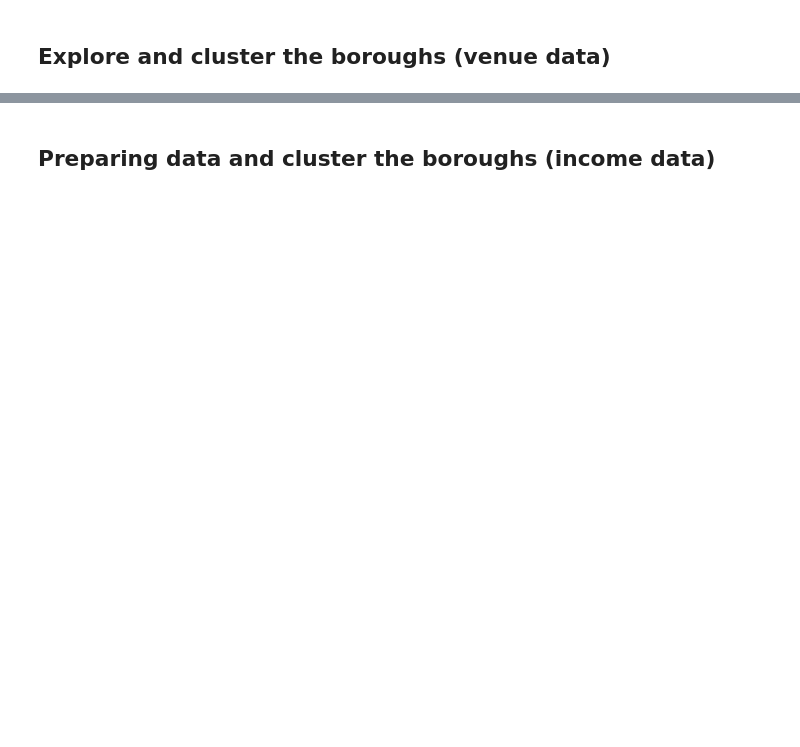
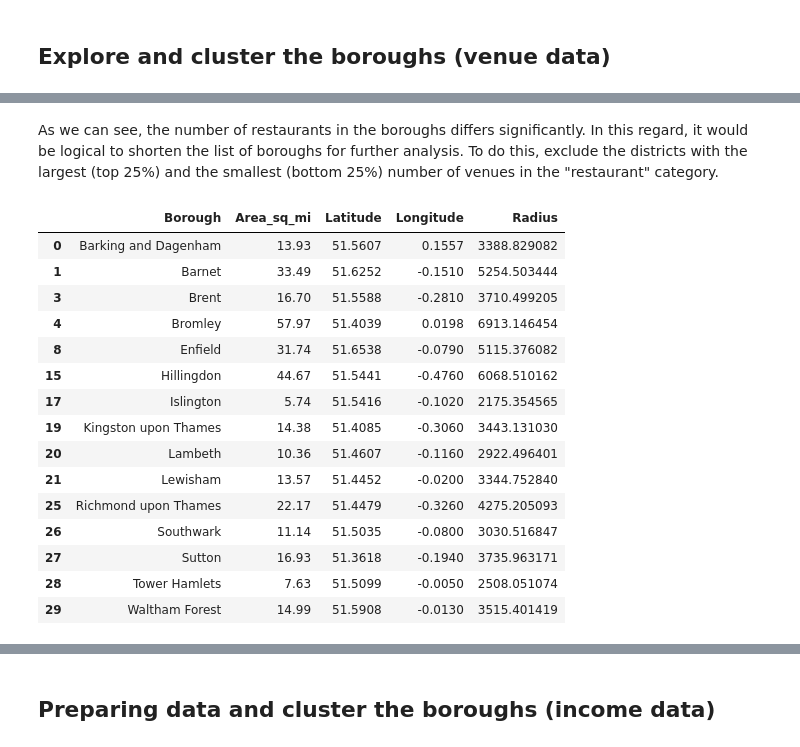
Before and after one commit to Aioioy/London_restaurants_Capstone_Project, a Jupyter notebook: London_restaurants_Capstone_Project.ipynb, the cells around one changed output, grey strips where cells are left out. Cells and saved outputs as stored; diff of their text form; code cells hidden in the pictures; blank space fills up the shorter version.

```diff
--- a/London_restaurants_Capstone_Project.ipynb
+++ b/London_restaurants_Capstone_Project.ipynb
@@ -216,15 +259,32 @@ Wandsworth
+# %% [markdown]
+As we can see, the number of restaurants in the boroughs differs significantly. In this regard, it would be logical to shorten the list of boroughs for further analysis. To do this, exclude the districts with the largest (top 25%) and the smallest (bottom 25%) number of venues in the "restaurant" category.
 # %%
-#Create df with information about number of venues in neighborhoods
-df_restaurant = london_venues[london_venues['Venue Category'].str.contains('Restaurant')]
-rest_count = df_restaurant[['Borough', 'Venue']].groupby('Borough').count().sort_values('Venue', ascending=False)
-
 #Setting boundaries to exclude Boroughs with the most and least number of restaurants
 high_border = np.percentile(rest_count['Venue'], 75)
 low_border = np.percentile(rest_count['Venue'], 25)
 
 #List of Boroughs to explore
 interesting_boroughs = rest_count[(rest_count['Venue']<high_border)&(rest_count['Venue']>low_border)].index
 
 #london_grouped[london_grouped['Borough'].isin(df_explore_1.index)]
 df_explore = df[df['Borough'].isin(interesting_boroughs)]
 london_venues_explore = london_venues[london_venues['Borough'].isin(interesting_boroughs)]
+
+display(df_explore)
+# %% [output]
+|  | Borough | Area_sq_mi | Latitude | Longitude | Radius |
+| 0 | Barking and Dagenham | 13.93 | 51.5607 | 0.1557 | 3388.829082 |
+| 1 | Barnet | 33.49 | 51.6252 | -0.1510 | 5254.503444 |
+| 3 | Brent | 16.70 | 51.5588 | -0.2810 | 3710.499205 |
+| 4 | Bromley | 57.97 | 51.4039 | 0.0198 | 6913.146454 |
+| 8 | Enfield | 31.74 | 51.6538 | -0.0790 | 5115.376082 |
+| 15 | Hillingdon | 44.67 | 51.5441 | -0.4760 | 6068.510162 |
+| 17 | Islington | 5.74 | 51.5416 | -0.1020 | 2175.354565 |
+| 19 | Kingston upon Thames | 14.38 | 51.4085 | -0.3060 | 3443.131030 |
+| 20 | Lambeth | 10.36 | 51.4607 | -0.1160 | 2922.496401 |
+| 21 | Lewisham | 13.57 | 51.4452 | -0.0200 | 3344.752840 |
+| 25 | Richmond upon Thames | 22.17 | 51.4479 | -0.3260 | 4275.205093 |
+| 26 | Southwark | 11.14 | 51.5035 | -0.0800 | 3030.516847 |
+| 27 | Sutton | 16.93 | 51.3618 | -0.1940 | 3735.963171 |
+| 28 | Tower Hamlets | 7.63 | 51.5099 | -0.0050 | 2508.051074 |
+| 29 | Waltham Forest | 14.99 | 51.5908 | -0.0130 | 3515.401419 |
```
Also changed, not shown: parts of 24 cells of this notebook, 5 other files.
